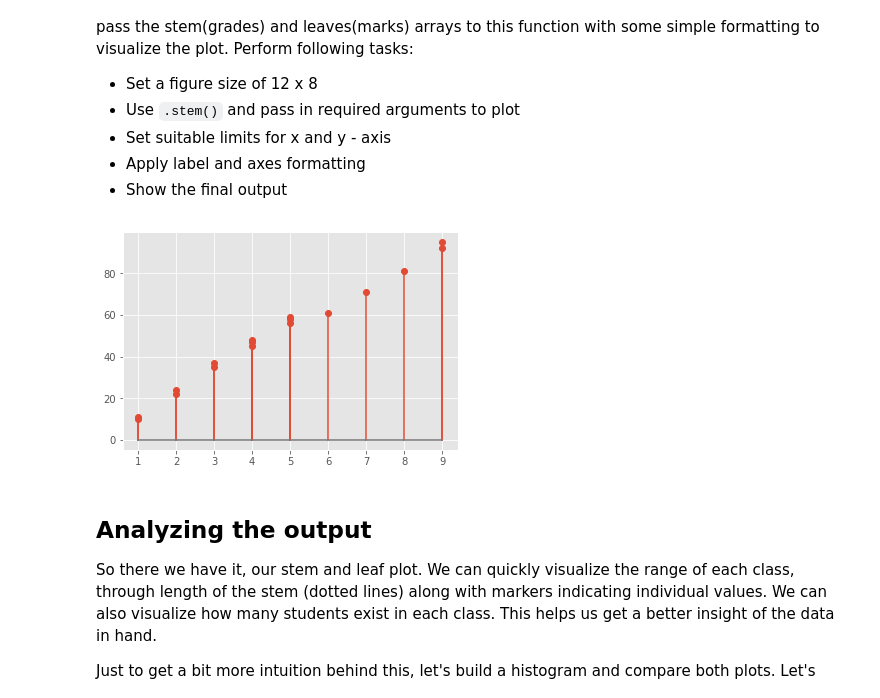
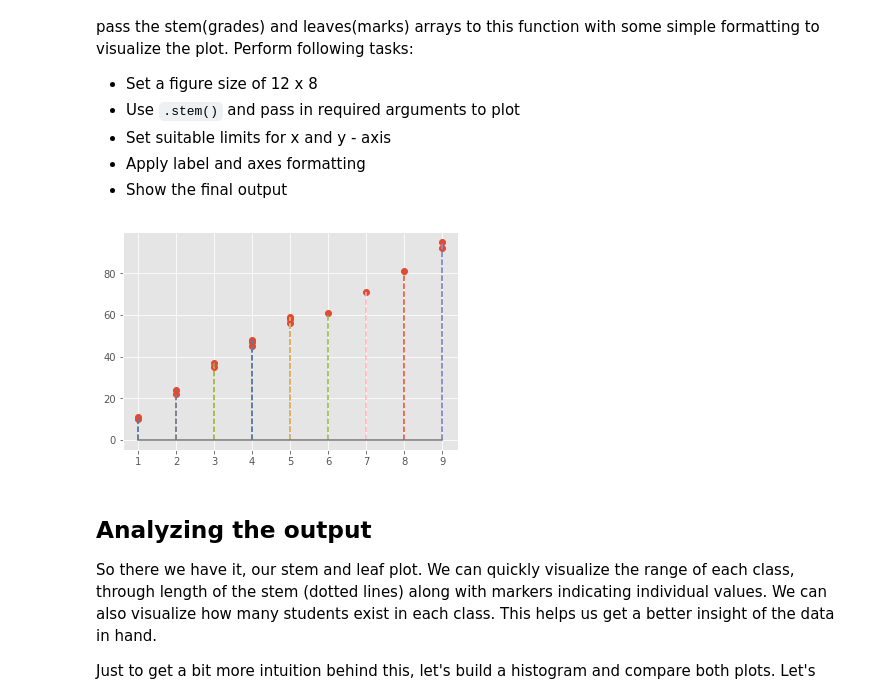
Before and after one commit to elenasm7/dsc-0-09-05-statistical-distribution-stemleaf-plot-lab-nyc-ds-career-012819, a Jupyter notebook: index.ipynb, the cells around one changed output. Cells and saved outputs as stored; diff of their text form; code cells hidden in the pictures.

```diff
--- a/index.ipynb
+++ b/index.ipynb
@@ -96,10 +96,10 @@ And [here is the official documentation](https://matplotlib.org/api/_as_gen/matp
 * Show the final output
 # %%
 # Create a stem and leaf plot with above data
-plt.stem(stems, marks)
+plt.stem(stems, marks,'--')
 plt.show()
 # %% [output]
-[figure, old version]
+[figure, new version]
 # %% [markdown]
 ## Analyzing the output
 So there we have it, our stem and leaf plot. We can quickly visualize the range of each class, through length of the stem (dotted lines) along with markers indicating individual values. We can also visualize how many students exist in each class. This helps us get a better insight of the data in hand.
```
